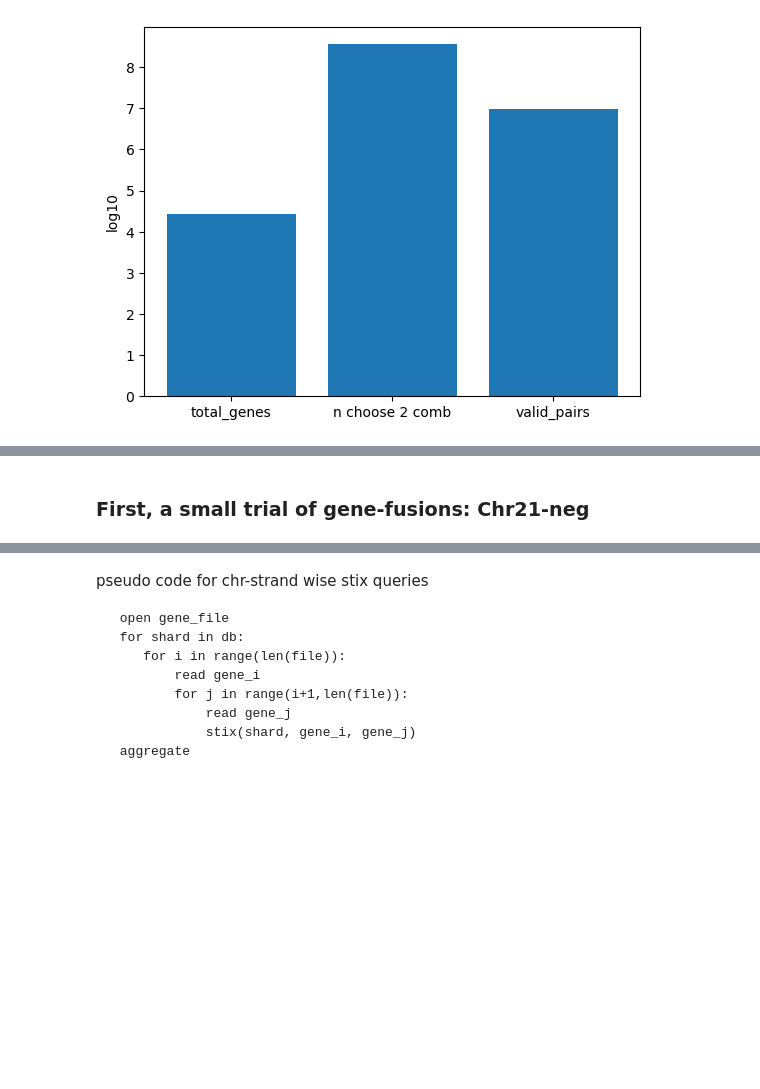
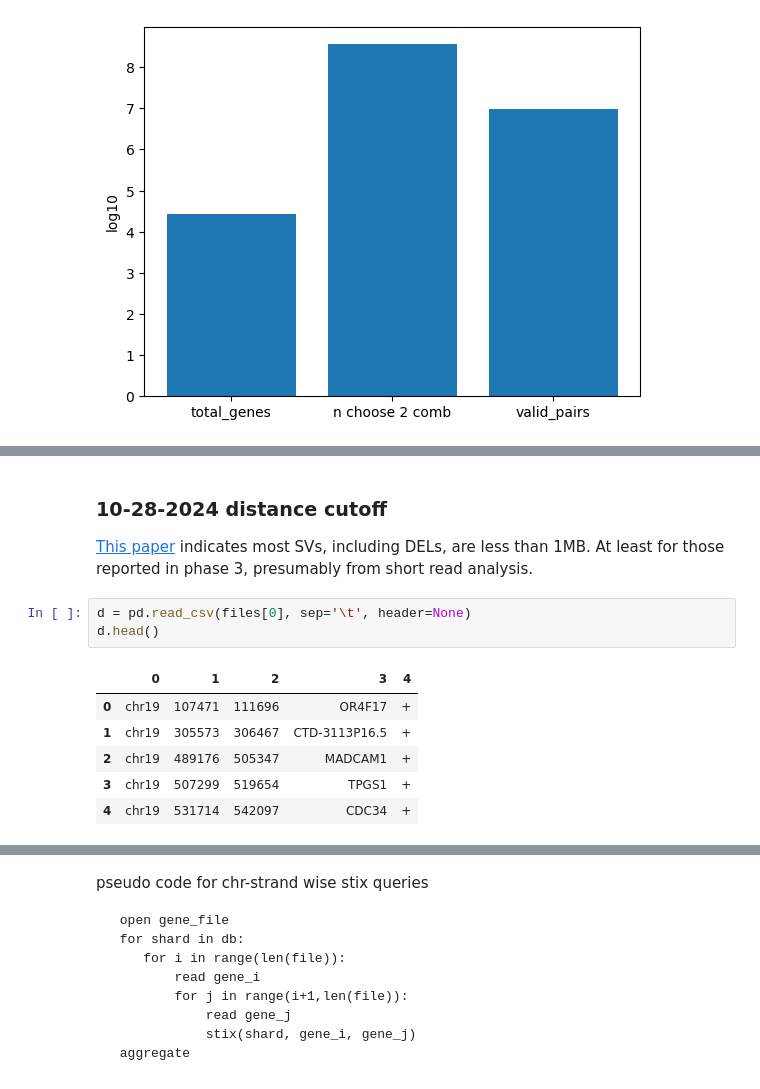
Before and after one commit to jakekrol/genefusion, a Jupyter notebook: scripts/python/gene_fusion.ipynb, the cells around one changed output, grey strips where cells are left out. Drawn from its saved outputs; the diff is of its cells as text; blank space fills up the shorter version.

```diff
--- a/scripts/python/gene_fusion.ipynb
+++ b/scripts/python/gene_fusion.ipynb
@@ -134,2 +127,14 @@ SyntaxError: invalid syntax (659705066.py, line 2)
-# %% [markdown]
-### First, a small trial of gene-fusions: Chr21-neg
+# %% [markdown]
+### 10-28-2024 distance cutoff
+
+[This paper](https://doi.org/10.1038/nature15394) indicates most SVs, including DELs, are less than 1MB. At least for those reported in phase 3, presumably from short read analysis.
+# %%
+d = pd.read_csv(files[0], sep='\t', header=None)
+d.head()
+# %% [output]
+|  | 0 | 1 | 2 | 3 | 4 |
+| 0 | chr19 | 107471 | 111696 | OR4F17 | + |
+| 1 | chr19 | 305573 | 306467 | CTD-3113P16.5 | + |
+| 2 | chr19 | 489176 | 505347 | MADCAM1 | + |
+| 3 | chr19 | 507299 | 519654 | TPGS1 | + |
+| 4 | chr19 | 531714 | 542097 | CDC34 | + |
```
Also changed, not shown: parts of 12 cells of this notebook.
